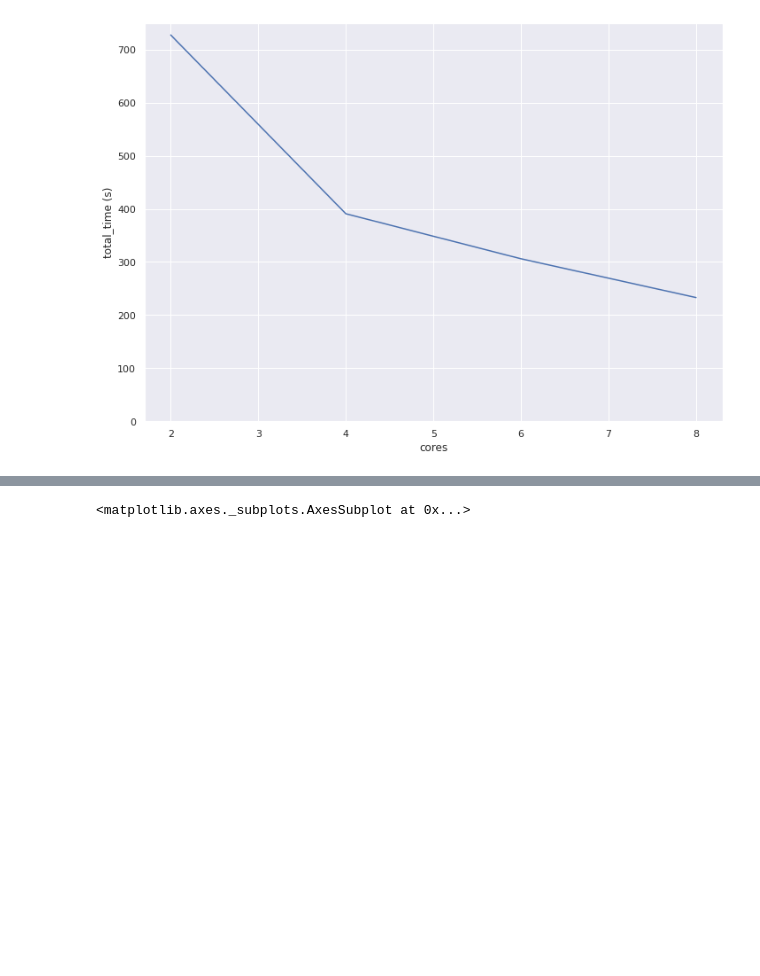
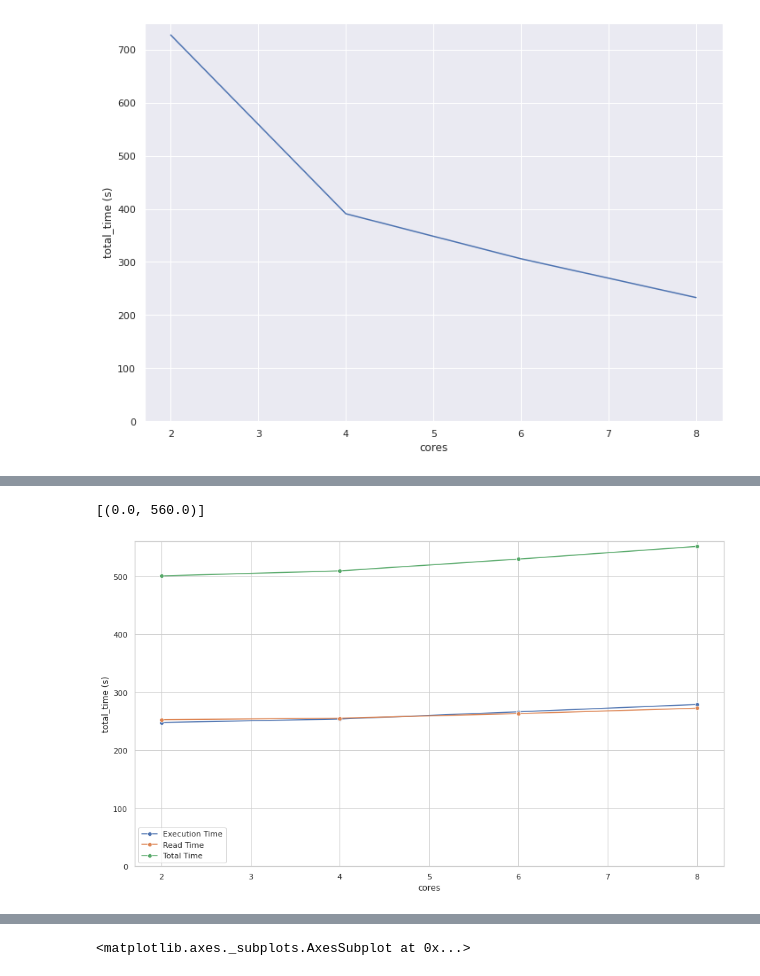
Before and after one commit to MaxSoneback/reddit_analysis, a Jupyter notebook: 8882_max.ipynb, the cells around one changed output, grey strips where cells are left out. Saved outputs shown, nothing was run; the diff lists cells and outputs as text; code cells hidden in the pictures; blank space fills up the shorter version.

```diff
--- a/8882_max.ipynb
+++ b/8882_max.ipynb
@@ -316,0 +342,11 @@ Execution time: 296.909220457077s
+# %%
+sns.set_style("whitegrid")
+fig, ax = plt.subplots(figsize=(15, 8.5))
+sns.lineplot(x="cores", y="execution_time (s)", data=df_results_weak, ax=ax, label="Execution Time", marker="o")
+sns.lineplot(x="cores", y="read_time (s)", data=df_results_weak, ax=ax, label = "Read Time", marker="o")
+sns.lineplot(x="cores", y="total_time (s)", data=df_results_weak, ax=ax, label ="Total Time", marker="o")
+ax.legend()
+ax.set(ylim=(0, 560))
+# %% [output]
+[(0.0, 560.0)]
+[figure, added]
```
Also changed, not shown: parts of 5 cells of this notebook.
